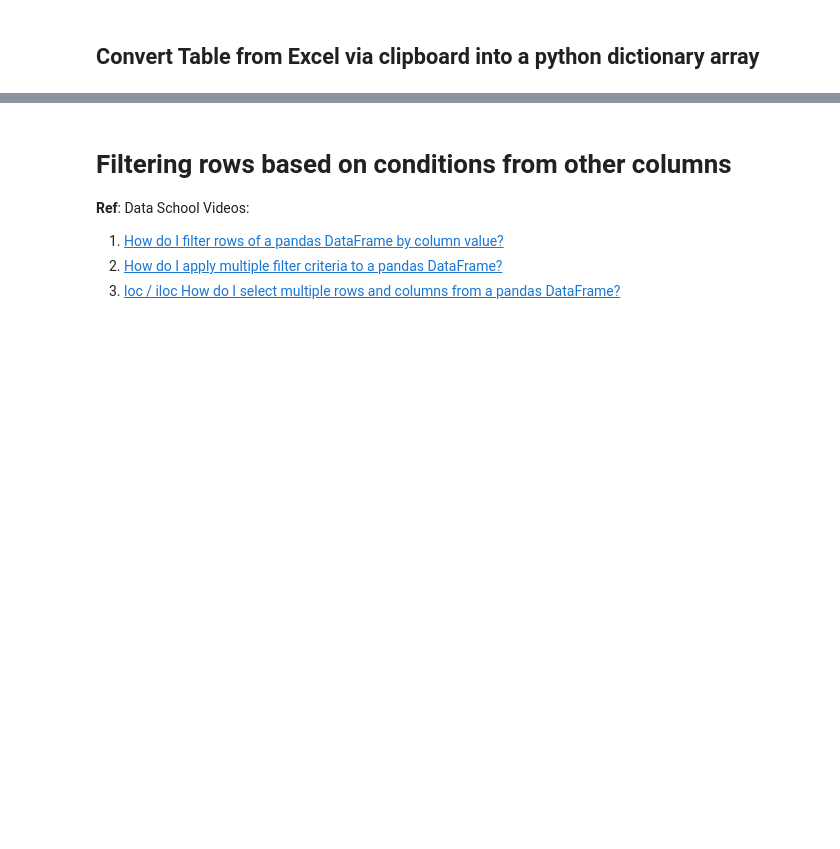
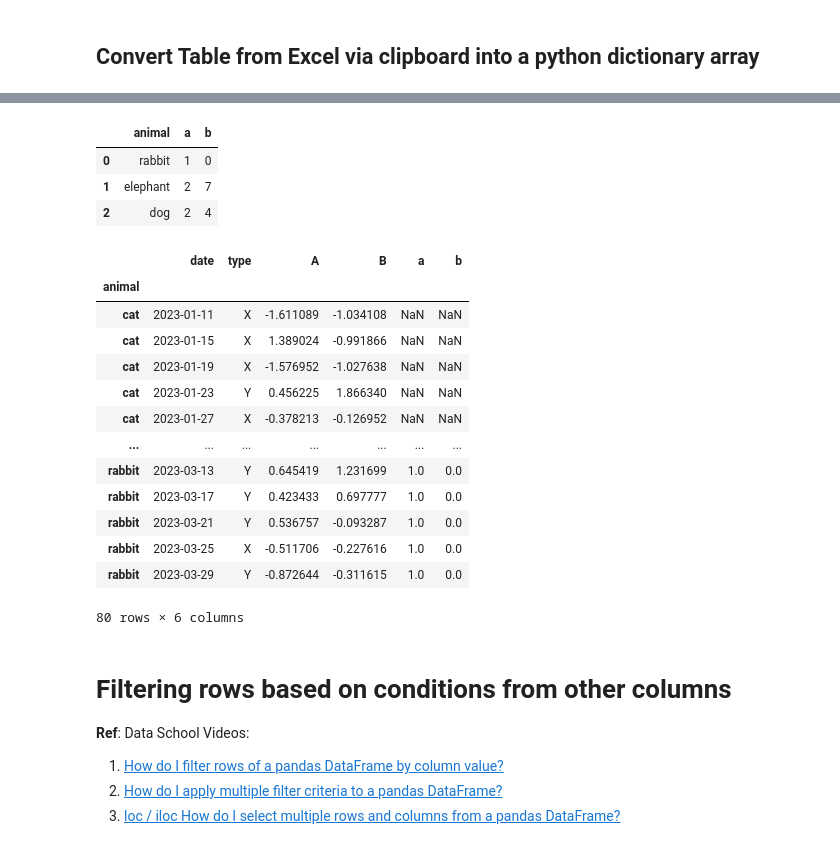
Before and after one commit to reservoirinvest/learn, a Jupyter notebook: py_scripts.ipynb, the cells around one changed output, grey strips where cells are left out. Saved outputs shown, nothing was run; the diff lists cells and outputs as text; code cells hidden in the pictures; blank space fills up the shorter version.

Commit message:
join without errors script added

```diff
--- a/py_scripts.ipynb
+++ b/py_scripts.ipynb
@@ -67,0 +71,19 @@ pd.read_clipboard()
+# %%
+import pandas as pd
+import numpy as np
+import random
+random.seed(1234)
+
+idx = ['dog', 'cat', 'rabbit', 'elephant']
+
+i = idx * 20
+
+type = pd.Series((random.choice(['X', 'Y']) for _ in range(len(i))), name='type')
+dates = pd.Series(pd.date_range(start=pd.to_datetime('now', utc=True)-pd.DateOffset(len(i)-1),
+            end=pd.to_datetime('now', utc=True)), name='date').dt.date
+
+df1 = pd.DataFrame(np.random.randn(len(i), 2), index=i, \
+            columns=list('AB')).rename_axis('animal').reset_index()
+
+df1 = pd.concat([dates, type, df1], axis=1)
+df1.head()
@@ -68,3 +97,35 @@ pd.read_clipboard()
+# %%
+ix = random.sample(idx, 3)
+cols = ['a', 'b']
+
+df2 = pd.DataFrame(3+2.5*np.random.randn(len(ix), len(cols)),
+                columns=cols,
+                    index=pd.Series(ix).sample(len(ix))).abs().astype(int)\
+                    .rename_axis('animal').reset_index()
+df2
+# %% [output]
+|  | animal | a | b |
+| 0 | rabbit | 1 | 0 |
+| 1 | elephant | 2 | 7 |
+| 2 | dog | 2 | 4 |
+# %%
+# join the two dfs, indexed on `animal` column using regex filter
+df1.set_index('animal').join(df2.set_index('animal'), lsuffix='DROP').filter(regex="^(?!.*DROP)")
+# %% [output]
+|  | date | type | A | B | a | b |
+| animal |  |  |  |  |  |  |
+| cat | 2023-01-11 | X | -1.611089 | -1.034108 | NaN | NaN |
+| cat | 2023-01-15 | X | 1.389024 | -0.991866 | NaN | NaN |
+| cat | 2023-01-19 | X | -1.576952 | -1.027638 | NaN | NaN |
+| cat | 2023-01-23 | Y | 0.456225 | 1.866340 | NaN | NaN |
+| cat | 2023-01-27 | X | -0.378213 | -0.126952 | NaN | NaN |
+| ... | ... | ... | ... | ... | ... | ... |
+| rabbit | 2023-03-13 | Y | 0.645419 | 1.231699 | 1.0 | 0.0 |
+| rabbit | 2023-03-17 | Y | 0.423433 | 0.697777 | 1.0 | 0.0 |
+| rabbit | 2023-03-21 | Y | 0.536757 | -0.093287 | 1.0 | 0.0 |
+| rabbit | 2023-03-25 | X | -0.511706 | -0.227616 | 1.0 | 0.0 |
+| rabbit | 2023-03-29 | Y | -0.872644 | -0.311615 | 1.0 | 0.0 |
+80 rows × 6 columns
 # %% [markdown]
 # Filtering rows based on conditions from other columns
 **Ref**: Data School Videos:
```
Also changed, not shown: parts of 3 cells of this notebook, 1 other file.
